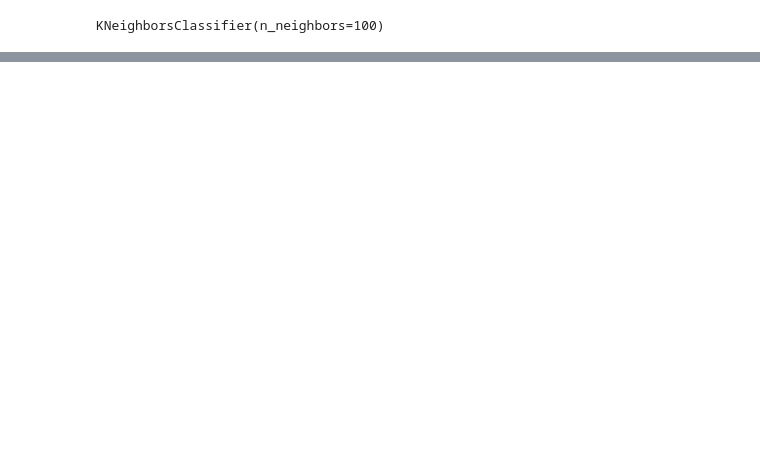
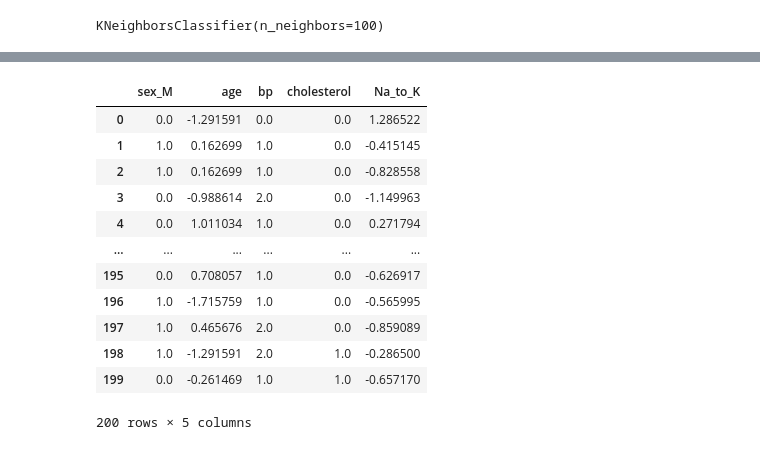
Before and after one commit to evarayHEIG/machle_labs, a Jupyter notebook: pw5/ex2-debugging/ex2-debugging-stud.ipynb, the cells around one changed output, grey strips where cells are left out. Cells and saved outputs as stored; diff of their text form; code cells hidden in the pictures; blank space fills up the shorter version.

```diff
--- a/pw5/ex2-debugging/ex2-debugging-stud.ipynb
+++ b/pw5/ex2-debugging/ex2-debugging-stud.ipynb
@@ -102,0 +142,55 @@ Accuracy: 0.49375
+# %%
+
+def preprocessing(X, y):
+    ''' Preprocessing function to encode categorical features and normalize numerical features. Works only with the drug dataset.
+    Args:
+        X: input features
+        y: target variable
+    '''
+    # extracting unique categories for ordinal encoding
+    categories_bp = X["bp"].unique().tolist()
+    categories_chol = X["cholesterol"].unique().tolist()
+
+    # encoding of y
+    le = LabelEncoder()
+    y = le.fit_transform(y)
+
+    # ordinale encoding of bp and cholesterol
+    ord_enc = OrdinalEncoder(categories=[categories_bp, categories_chol])
+    X[["bp","cholesterol"]] = ord_enc.fit_transform(X[["bp", "cholesterol"]])
+
+    # one hot encoding of sex
+    onehot_enc = OneHotEncoder(sparse_output=False, drop='first')
+    onehot_encoded = onehot_enc.fit_transform(X[["sex"]])
+    onehot_df = pd.DataFrame(onehot_encoded, columns=onehot_enc.get_feature_names_out(["sex"]))
+
+    X = pd.concat([onehot_df, X.drop(columns=["sex"]).reset_index(drop=True) ], axis=1)
+
+    # normalization of numerical features
+    std_scaler = StandardScaler()
+
+    scaler = StandardScaler()
+    X[["age", "Na_to_K"]] = scaler.fit_transform(X[["age", "Na_to_K"]])
+    return X, y, le
+# %%
+df = pd.read_csv("drug.csv")
+X = df.drop(columns="drug")
+y = df["drug"]
+# %%
+X_preproc, y_preproc, _ = preprocessing(X, y)
+# %%
+X_preproc
+# %% [output]
+|  | sex_M | age | bp | cholesterol | Na_to_K |
+| 0 | 0.0 | -1.291591 | 0.0 | 0.0 | 1.286522 |
+| 1 | 1.0 | 0.162699 | 1.0 | 0.0 | -0.415145 |
+| 2 | 1.0 | 0.162699 | 1.0 | 0.0 | -0.828558 |
+| 3 | 0.0 | -0.988614 | 2.0 | 0.0 | -1.149963 |
+| 4 | 0.0 | 1.011034 | 1.0 | 0.0 | 0.271794 |
+| ... | ... | ... | ... | ... | ... |
+| 195 | 0.0 | 0.708057 | 1.0 | 0.0 | -0.626917 |
+| 196 | 1.0 | -1.715759 | 1.0 | 0.0 | -0.565995 |
+| 197 | 1.0 | 0.465676 | 2.0 | 0.0 | -0.859089 |
+| 198 | 1.0 | -1.291591 | 2.0 | 1.0 | -0.286500 |
+| 199 | 0.0 | -0.261469 | 1.0 | 1.0 | -0.657170 |
+200 rows × 5 columns
```
Also changed, not shown: parts of 24 cells of this notebook.
